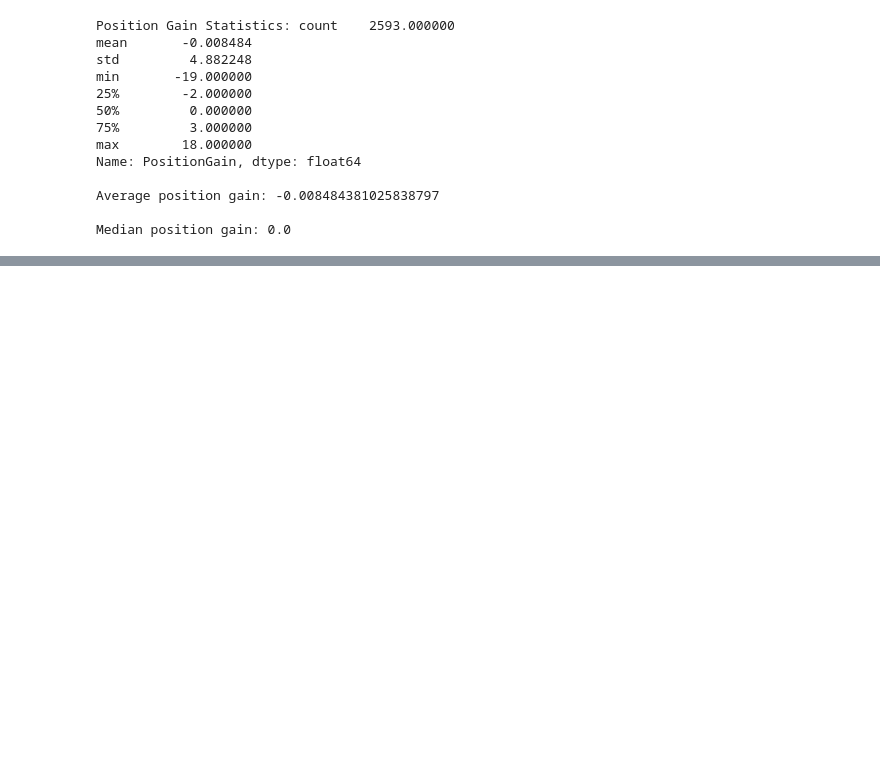
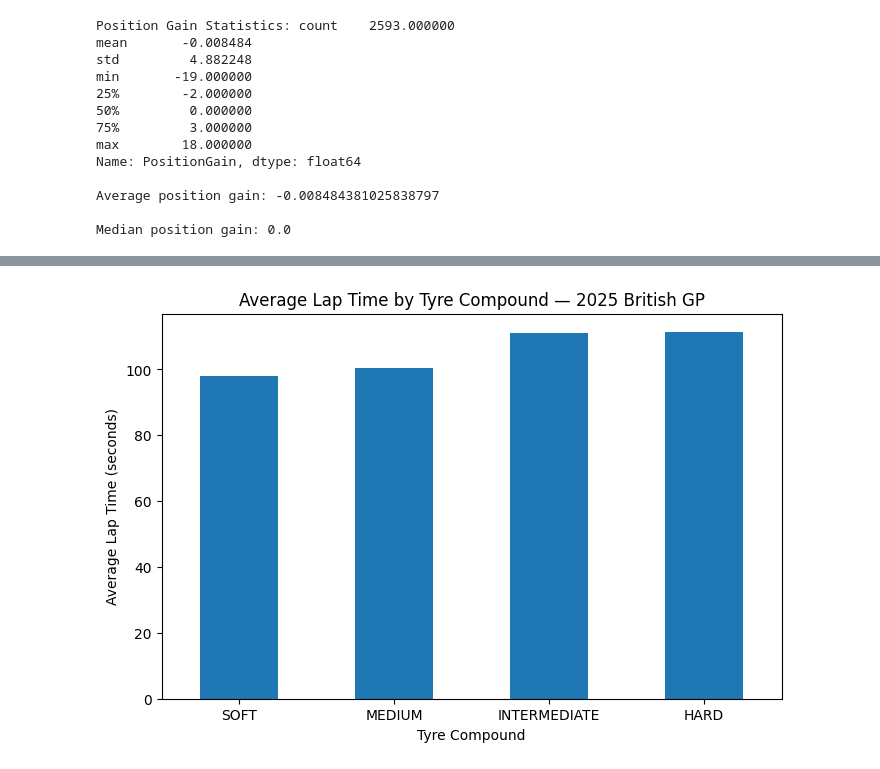
Before and after one commit to Christu-19/APEX--F1-Race-Strategy-Intelligence, a Jupyter notebook: notebooks/03_eda.ipynb, the cells around one changed output, grey strips where cells are left out. Saved outputs shown, nothing was run; the diff lists cells and outputs as text; code cells hidden in the pictures; blank space fills up the shorter version.

```diff
--- a/notebooks/03_eda.ipynb
+++ b/notebooks/03_eda.ipynb
@@ -255,0 +451,17 @@ Name: count, dtype: int64
+# %%
+laps["LapTime"] = pd.to_timedelta(
+    laps["LapTime"],
+    errors="coerce"
+)
+
+print(laps["LapTime"].dtype)
+
+compound_pace_seconds = (
+    laps
+    .groupby("Compound")["LapTime"]
+    .mean()
+    .dt.total_seconds()
+    .sort_values()
+)
+
+print(compound_pace_seconds)
@@ -255,0 +476,13 @@ Name: count, dtype: int64
+# %%
+plt.figure(figsize=(8, 5))
+
+compound_pace_seconds.plot(kind="bar")
+
+plt.xlabel("Tyre Compound")
+plt.ylabel("Average Lap Time (seconds)")
+plt.title("Average Lap Time by Tyre Compound — 2025 British GP")
+plt.xticks(rotation=0)
+
+plt.show()
+# %% [output]
+[figure, added]
```
Also changed, not shown: parts of 34 cells of this notebook.
